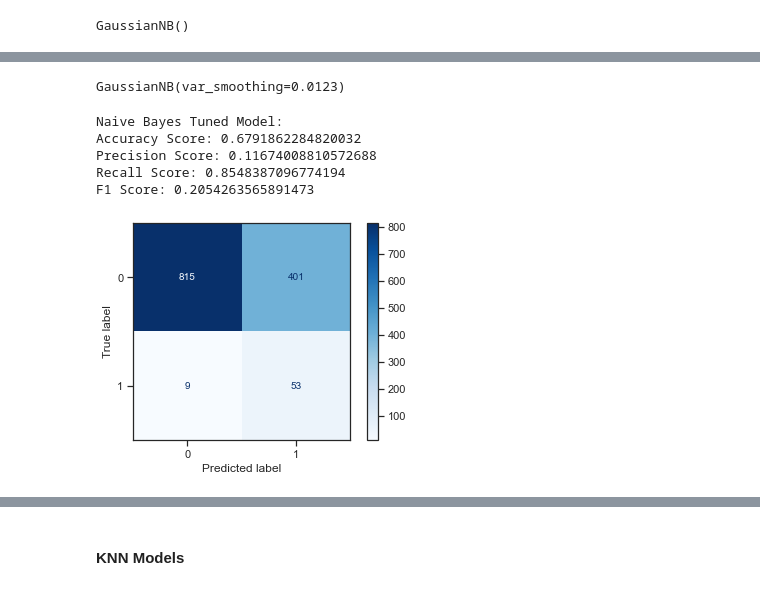
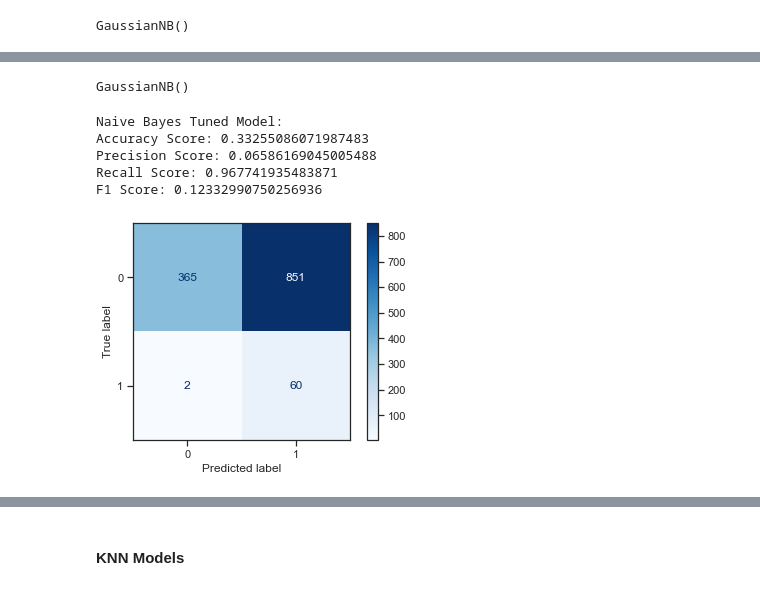
Before and after one commit to VolhaP87/Stroke_Prediction_Analysis, a Jupyter notebook: Stroke_prediction1.ipynb, the cells around one changed output, grey strips where cells are left out. Cells and saved outputs as stored; diff of their text form; code cells hidden in the pictures.

```diff
--- a/Stroke_prediction1.ipynb
+++ b/Stroke_prediction1.ipynb
@@ -1139,7 +1234,8 @@ param_grid = {'learning_rate' : [0.1, 0.2],
 
 grid_search = GridSearchCV(estimator = xgb,
                            param_grid = param_grid,
-                           cv = 3)
+                           cv = 3,
+                           scoring='recall')
 grid_search.fit(X_train_resampled, y_train_resampled)
 # %% [output]
 GridSearchCV(cv=3,
@@ -1173,7 +1270,7 @@ grid_search.best_params_
 # %%
 # Run the optimized model
 xgb_tuned = XGBClassifier(random_state=42,
-                          learning_rate=0.2,
+                          learning_rate=0.1,
                           max_depth=6,
                           min_child_weight=1,
                           n_estimators=100,
@@ -1269,7 +1366,8 @@ param_grid = {'var_smoothing' : np.logspace(0,-9, num=100)}
 
 grid_search = GridSearchCV(estimator = nb,
                            param_grid = param_grid,
-                           cv = 3)
+                           cv = 3,
+                           scoring='recall')
 grid_search.fit(X_train_resampled, y_train_resampled)
 # %% [output]
 GridSearchCV(cv=3, estimator=GaussianNB(),
@@ -1292,25 +1391,25 @@ grid_search.best_params_
 # %%
 # Run the optimized model
-nb_tuned = GaussianNB(var_smoothing=0.0123)
+nb_tuned = GaussianNB(var_smoothing=1e-09)
 nb_tuned.fit(X_train_resampled, y_train_resampled)
 # %% [output]
-GaussianNB(var_smoothing=0.0123)
+GaussianNB()
 # %%
 # Evaliuate the model
-preds = nb_tuned.predict(X_test)
+preds = nb_tuned.predict(X_test_full)
 print("Naive Bayes Tuned Model:")
 print_metrics(y_test, preds)
 # %% [output]
 Naive Bayes Tuned Model:
-Accuracy Score: 0.6791862284820032
-Precision Score: 0.11674008810572688
-Recall Score: 0.8548387096774194
-F1 Score: 0.2054263565891473
+Accuracy Score: 0.33255086071987483
+Precision Score: 0.06586169045005488
+Recall Score: 0.967741935483871
+F1 Score: 0.12332990750256936
 # %%
 # Plot the confusion matrix
-plot_confusion_matrix(nb_tuned, X_test, y_test, cmap = plt.cm.Blues);
+plot_confusion_matrix(nb_tuned, X_test_full, y_test, cmap = plt.cm.Blues);
 # %% [output]
-[figure, old version]
+[figure, new version]
 # %%
 # Print classification report
 print('Classification Report of Naive Bayes Tuned Model:')
```
Also changed, not shown: parts of 150 cells of this notebook.
